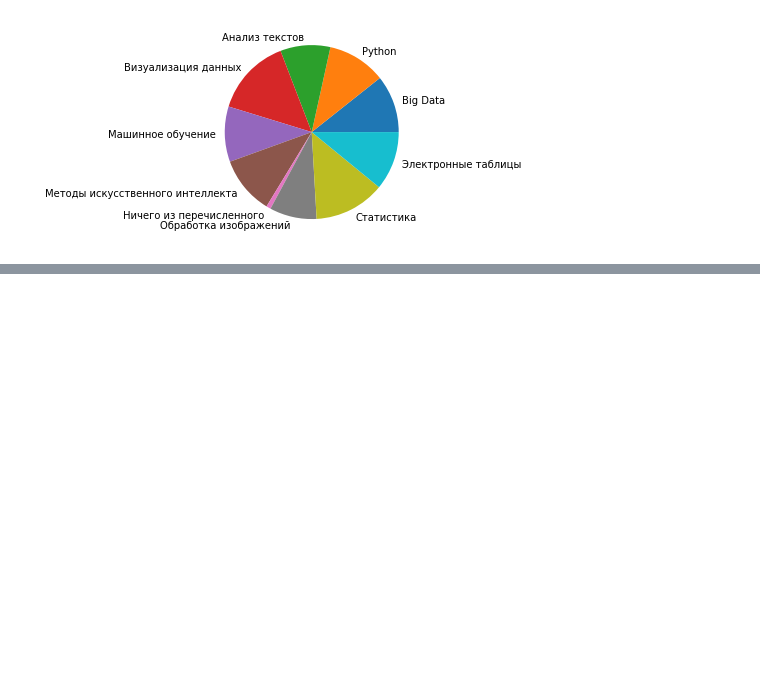
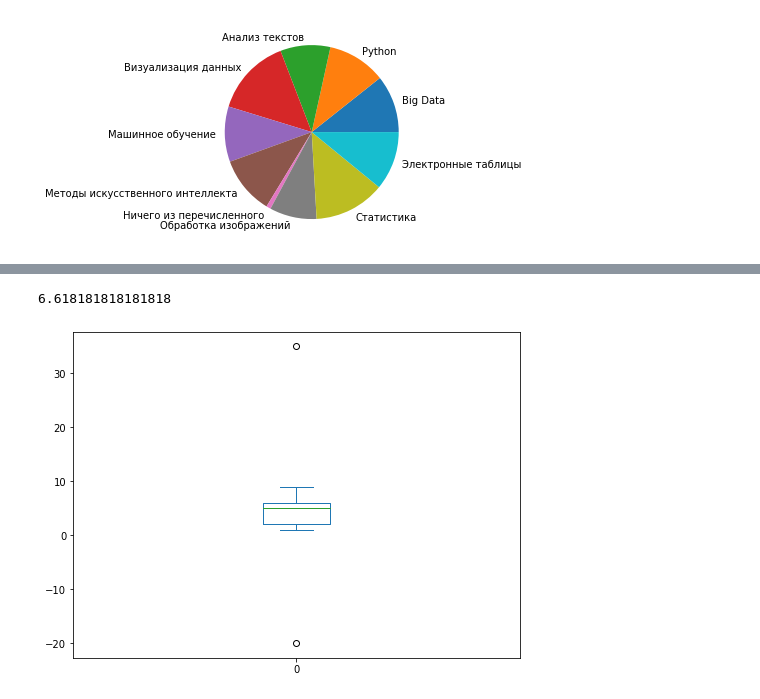
Before and after one commit to Avonna/ITMO, a Jupyter notebook: Week_5.ipynb, the cells around one changed output, grey strips where cells are left out. Cells and saved outputs as stored; diff of their text form; code cells hidden in the pictures; blank space fills up the shorter version.

```diff
--- a/Week_5.ipynb
+++ b/Week_5.ipynb
@@ -87,0 +139,6 @@ plt.show()
+# %%
+statistics.variance(x)
+# %% [output]
+6.618181818181818
+# %%
+x =[5,35,4,6,2,1,1,-20,5,2,5,9,7]
@@ -87,0 +149,7 @@ plt.show()
+# %%
+df = pd.DataFrame(x)
+# %%
+df.plot(kind='box', figsize=(8, 6))
+plt.show()
+# %% [output]
+[figure, added]
```
Also changed, not shown: parts of 9 cells of this notebook.
